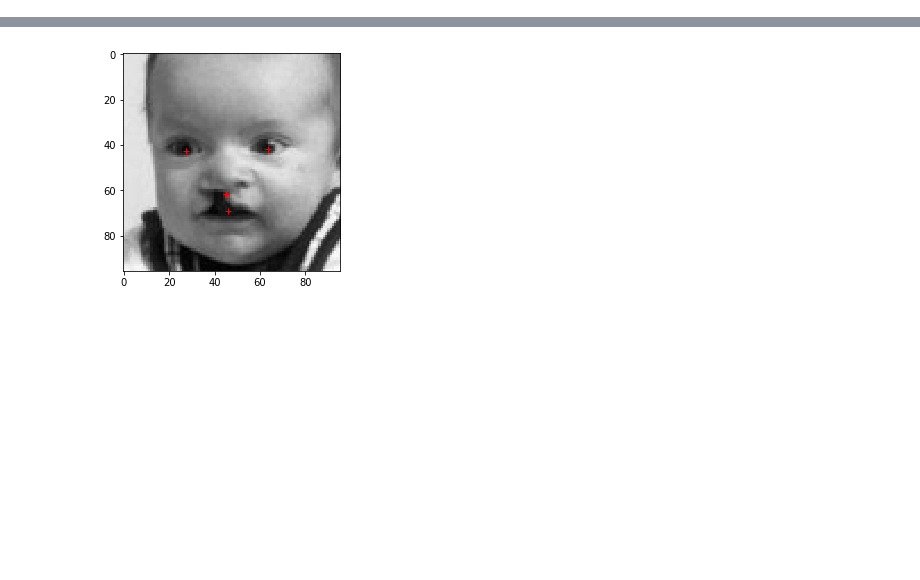
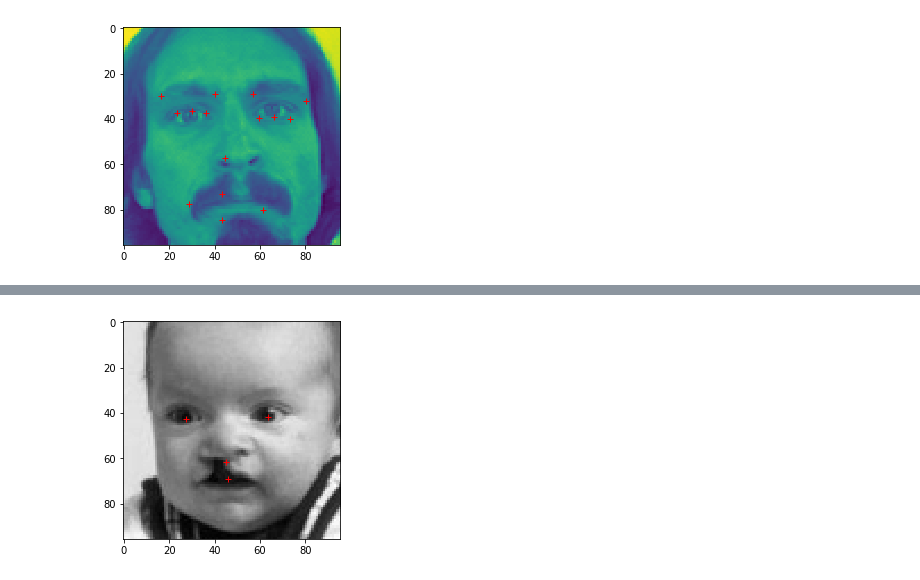
Before and after one commit to aurelius23/facial_keypoint_detection, a Jupyter notebook: facial.ipynb, the cells around one changed output, grey strips where cells are left out. Cells and saved outputs as stored; diff of their text form; code cells hidden in the pictures; blank space fills up the shorter version.

```diff
--- a/facial.ipynb
+++ b/facial.ipynb
@@ -10,0 +60,14 @@ data = pd.read_csv("/Users/gianlucatadori/Documents/Programming/kaggle_facial/tr
+# %%
+x = data.iloc[0]
+x = np.asarray(x)
+image = [int(i) for i in x[30].split(" ")]
+image = np.asarray(image)
+image = image.reshape([96,96])
+images = np.fliplr(image)
+
+fig, ax = plt.subplots()
+ax.imshow(images)
+for i in range(0,(len(x)-2),2):
+    ax.plot(x[i],x[i+1],color="r",marker="+")
+# %% [output]
+[figure, added]
```
Also changed, not shown: parts of 33 cells of this notebook.
